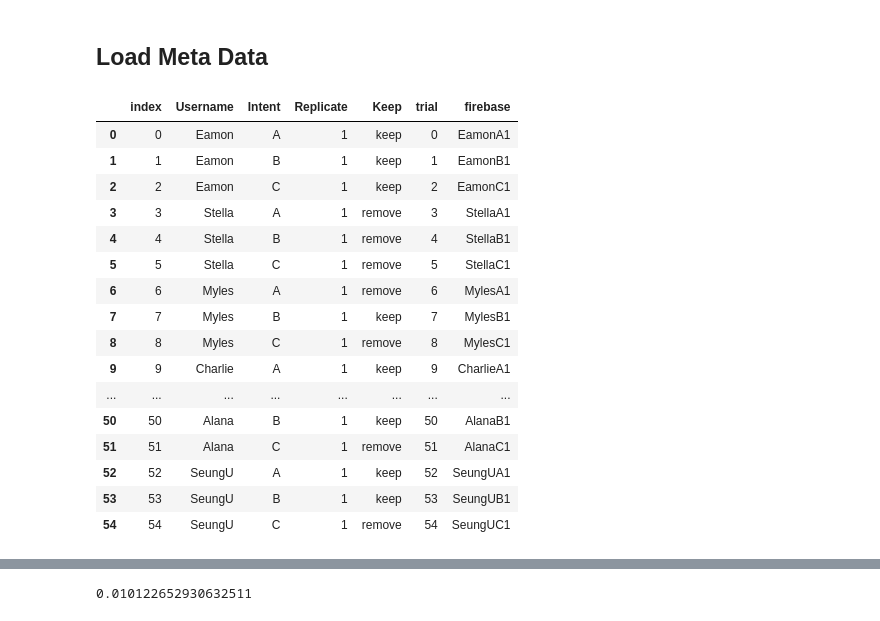
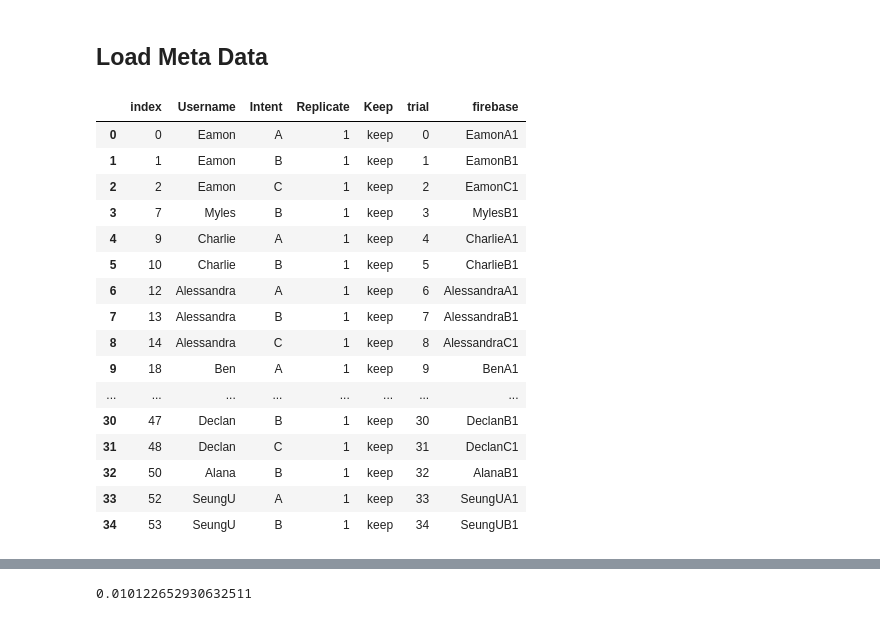
Before and after one commit to OlinSTEP/signal-processing-gesture-data-collection, a Jupyter notebook: session_5/explore_data_session_5.ipynb, the cells around one changed output, grey strips where cells are left out. Cells and saved outputs as stored; diff of their text form; code cells hidden in the pictures.

```diff
--- a/session_5/explore_data_session_5.ipynb
+++ b/session_5/explore_data_session_5.ipynb
@@ -30,31 +30,31 @@ random.seed(42)
 # %%
 # load meta_data
 meta_data = pd.read_csv(meta_data_path, sep="\t", header=1)
 meta_data_all_trials = meta_data
-# meta_data = meta_data[meta_data["Keep"] == "keep"]
+meta_data = meta_data[meta_data["Keep"] == "keep"]
 meta_data = meta_data[["Username", "Intent", "Replicate", "Keep"]]
 meta_data = meta_data.reset_index()
 meta_data["trial"] = meta_data.index
 meta_data["firebase"] = meta_data.apply(lambda x: x["Username"] + str(x["Intent"]) + str(x["Replicate"]), axis=1)
 meta_data
 # %% [output]
 |  | index | Username | Intent | Replicate | Keep | trial | firebase |
 | 0 | 0 | Eamon | A | 1 | keep | 0 | EamonA1 |
 | 1 | 1 | Eamon | B | 1 | keep | 1 | EamonB1 |
 | 2 | 2 | Eamon | C | 1 | keep | 2 | EamonC1 |
-| 3 | 3 | Stella | A | 1 | remove | 3 | StellaA1 |
-| 4 | 4 | Stella | B | 1 | remove | 4 | StellaB1 |
-| 5 | 5 | Stella | C | 1 | remove | 5 | StellaC1 |
-| 6 | 6 | Myles | A | 1 | remove | 6 | MylesA1 |
-| 7 | 7 | Myles | B | 1 | keep | 7 | MylesB1 |
-| 8 | 8 | Myles | C | 1 | remove | 8 | MylesC1 |
-| 9 | 9 | Charlie | A | 1 | keep | 9 | CharlieA1 |
+| 3 | 7 | Myles | B | 1 | keep | 3 | MylesB1 |
+| 4 | 9 | Charlie | A | 1 | keep | 4 | CharlieA1 |
+| 5 | 10 | Charlie | B | 1 | keep | 5 | CharlieB1 |
+| 6 | 12 | Alessandra | A | 1 | keep | 6 | AlessandraA1 |
+| 7 | 13 | Alessandra | B | 1 | keep | 7 | AlessandraB1 |
+| 8 | 14 | Alessandra | C | 1 | keep | 8 | AlessandraC1 |
+| 9 | 18 | Ben | A | 1 | keep | 9 | BenA1 |
 | ... | ... | ... | ... | ... | ... | ... | ... |
-| 50 | 50 | Alana | B | 1 | keep | 50 | AlanaB1 |
-| 51 | 51 | Alana | C | 1 | remove | 51 | AlanaC1 |
-| 52 | 52 | SeungU | A | 1 | keep | 52 | SeungUA1 |
-| 53 | 53 | SeungU | B | 1 | keep | 53 | SeungUB1 |
-| 54 | 54 | SeungU | C | 1 | remove | 54 | SeungUC1 |
+| 30 | 47 | Declan | B | 1 | keep | 30 | DeclanB1 |
+| 31 | 48 | Declan | C | 1 | keep | 31 | DeclanC1 |
+| 32 | 50 | Alana | B | 1 | keep | 32 | AlanaB1 |
+| 33 | 52 | SeungU | A | 1 | keep | 33 | SeungUA1 |
+| 34 | 53 | SeungU | B | 1 | keep | 34 | SeungUB1 |
 # %%
 def parse_json(entry=0, visualize_trace=False):
     # read 1 json
```
Also changed, not shown: parts of 1 cell of this notebook.
